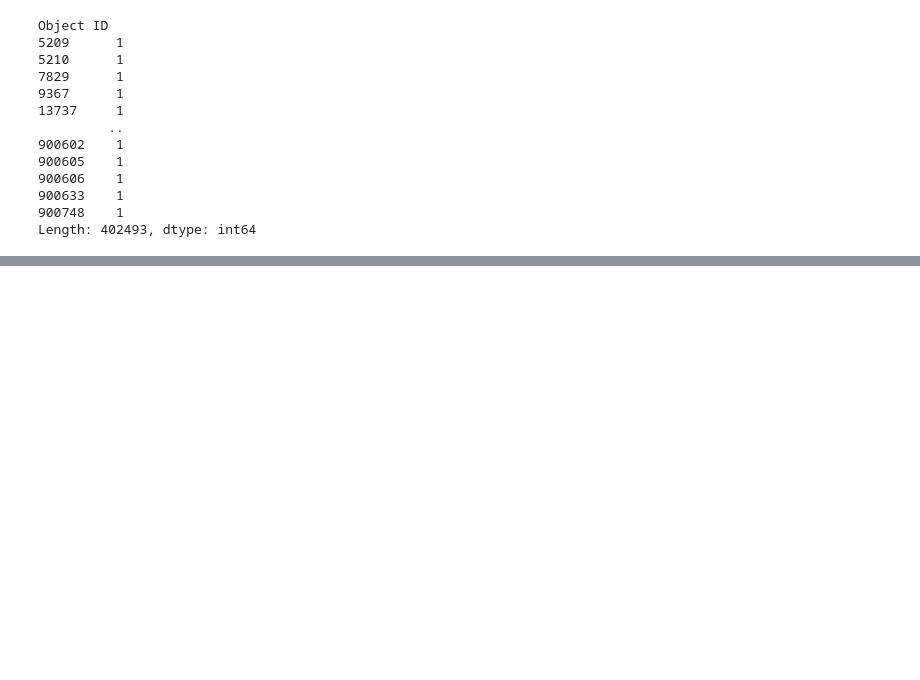
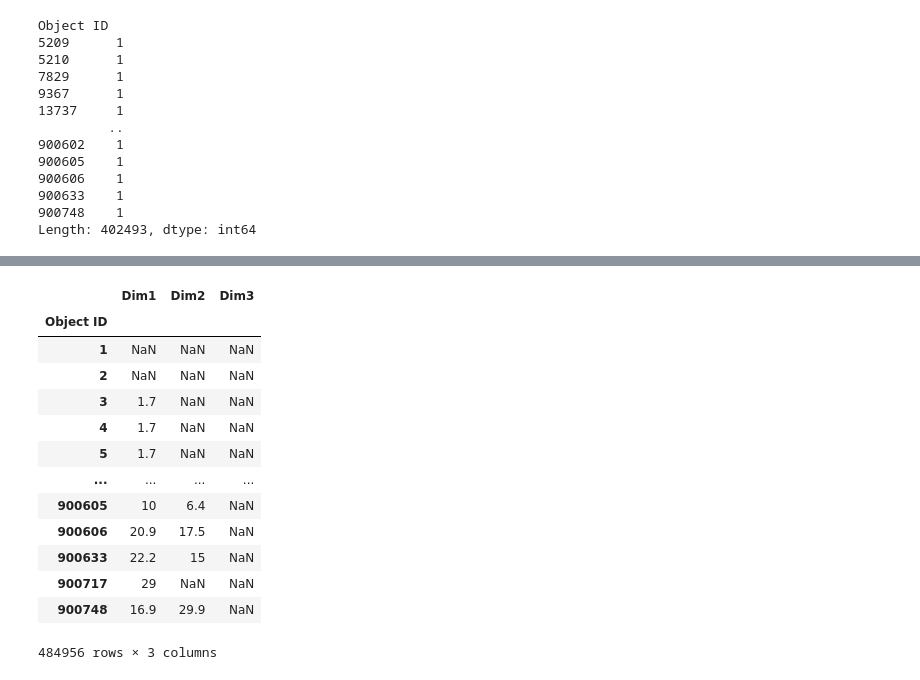
Before and after one commit to ZhigaMason/University, a Jupyter notebook: 01/01_homework.ipynb, the cells around one changed output, grey strips where cells are left out. Saved outputs shown, nothing was run; the diff lists cells and outputs as text; code cells hidden in the pictures; blank space fills up the shorter version.

```diff
--- a/01/01_homework.ipynb
+++ b/01/01_homework.ipynb
@@ -536,0 +925,4 @@ Index(['Object Number', 'Is Highlight', 'Is Timeline Work', 'Is Public Domain',
+# %%
+col = df['Dimensions']
+display(col, '-'*100)
+col.value_counts()
@@ -536,0 +961,3 @@ Index(['Object Number', 'Is Highlight', 'Is Timeline Work', 'Is Public Domain',
+# %%
+par = col.str.extract(r'\(([^\(\)]*)cm\)', expand=False)
+par
@@ -536,0 +978,20 @@ Index(['Object Number', 'Is Highlight', 'Is Timeline Work', 'Is Public Domain',
+# %%
+result = par.str.extract(r'([\d\.]+)[^\d\.]*([\d\.]+)?[^\d\.]*([\d\.]+)?').rename({
+    0:'Dim1', 1:'Dim2', 2:'Dim3'
+}, axis=1)
+result
+# %% [output]
+|  | Dim1 | Dim2 | Dim3 |
+| Object ID |  |  |  |
+| 1 | NaN | NaN | NaN |
+| 2 | NaN | NaN | NaN |
+| 3 | 1.7 | NaN | NaN |
+| 4 | 1.7 | NaN | NaN |
+| 5 | 1.7 | NaN | NaN |
+| ... | ... | ... | ... |
+| 900605 | 10 | 6.4 | NaN |
+| 900606 | 20.9 | 17.5 | NaN |
+| 900633 | 22.2 | 15 | NaN |
+| 900717 | 29 | NaN | NaN |
+| 900748 | 16.9 | 29.9 | NaN |
+484956 rows × 3 columns
```
Also changed, not shown: parts of 40 cells of this notebook.
